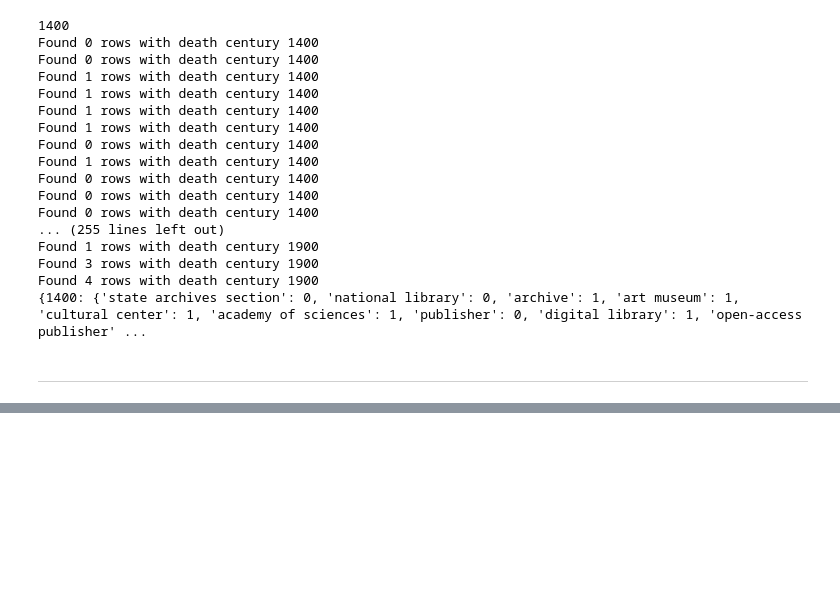
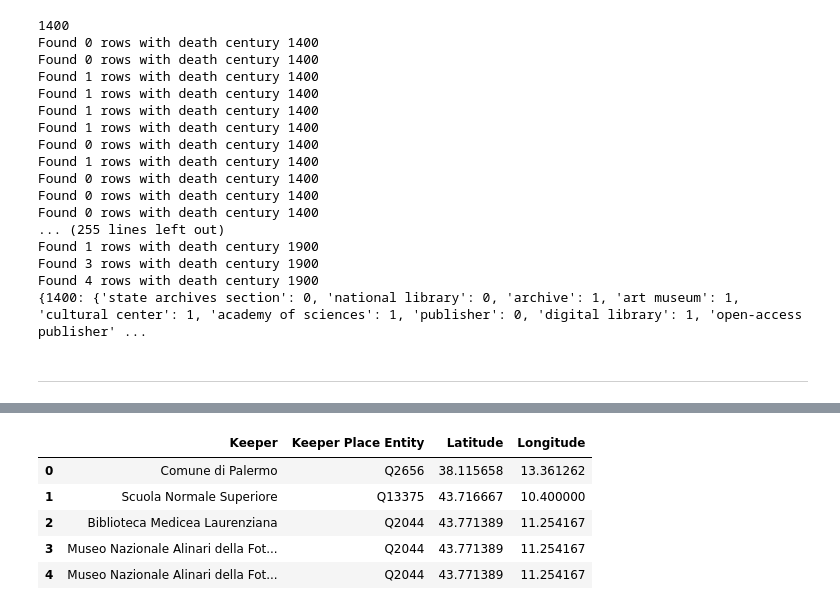
Before and after one commit to alicebordignon/ITArtHistorians, a Jupyter notebook: 00_DoAH_first_cleaning.ipynb, the cells around one changed output, grey strips where cells are left out. Drawn from its saved outputs; the diff is of its cells as text; code cells hidden in the pictures; blank space fills up the shorter version.

```diff
--- a/00_DoAH_first_cleaning.ipynb
+++ b/00_DoAH_first_cleaning.ipynb
@@ -1298,0 +1319,3 @@ database.head()
+# %%
+keepers = database[['Keeper', 'Keeper Place Entity']].dropna(subset=['Keeper Place Entity']).reset_index(drop=True)
+keepers.head()
@@ -1298,0 +1329,13 @@ database.head()
+# %%
+# Create Latitude column on the keepers dataframe where the value is the 'Latitude' of the row in the locations dataframe where the 'Keeper Place Entity' is the same as the 'Keeper Place'
+keepers['Latitude'] = keepers['Keeper Place Entity'].apply(lambda x: locations.loc[locations['Place Entity'] == x, 'Latitude'].values[0])
+keepers['Longitude'] = keepers['Keeper Place Entity'].apply(lambda x: locations.loc[locations['Place Entity'] == x, 'Longitude'].values[0])
+
+keepers.head()
+# %% [output]
+|  | Keeper | Keeper Place Entity | Latitude | Longitude |
+| 0 | Comune di Palermo | Q2656 | 38.115658 | 13.361262 |
+| 1 | Scuola Normale Superiore | Q13375 | 43.716667 | 10.400000 |
+| 2 | Biblioteca Medicea Laurenziana | Q2044 | 43.771389 | 11.254167 |
+| 3 | Museo Nazionale Alinari della Fot... | Q2044 | 43.771389 | 11.254167 |
+| 4 | Museo Nazionale Alinari della Fot... | Q2044 | 43.771389 | 11.254167 |
```
Also changed, not shown: parts of 10 cells of this notebook, 3 other files.
